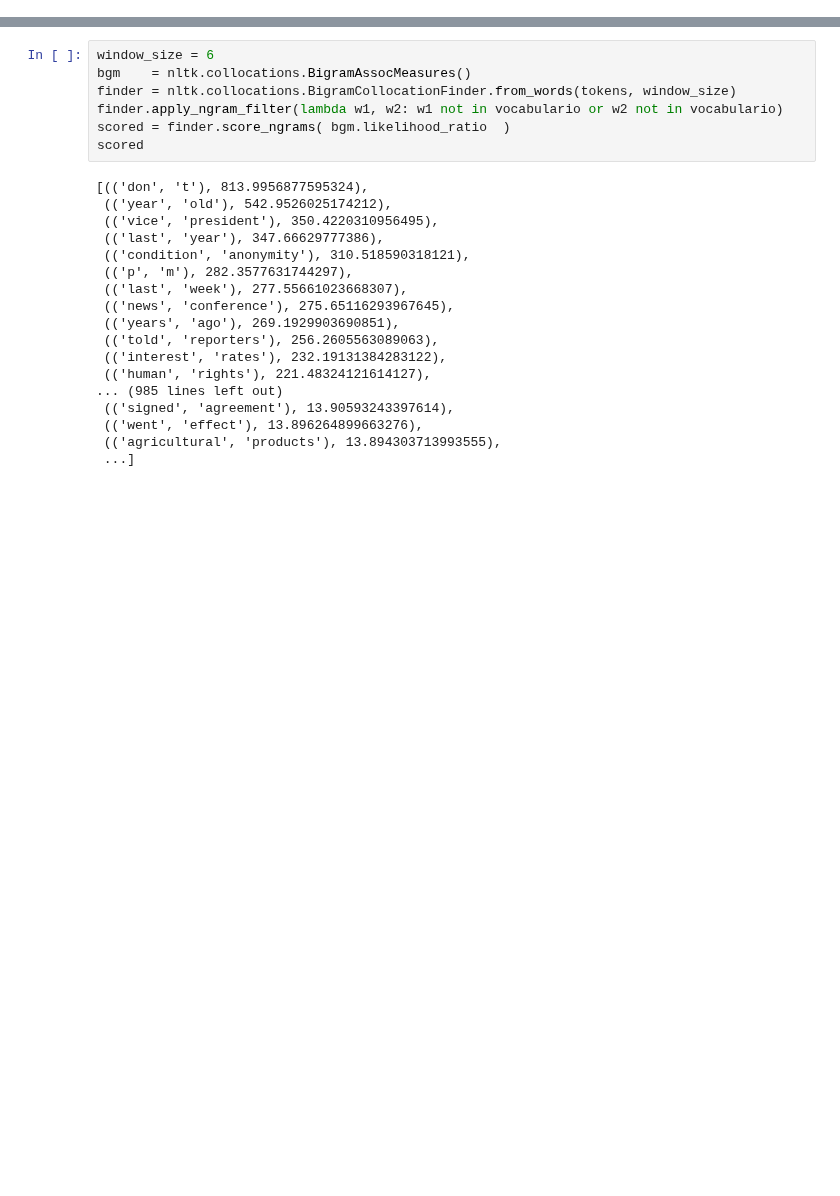
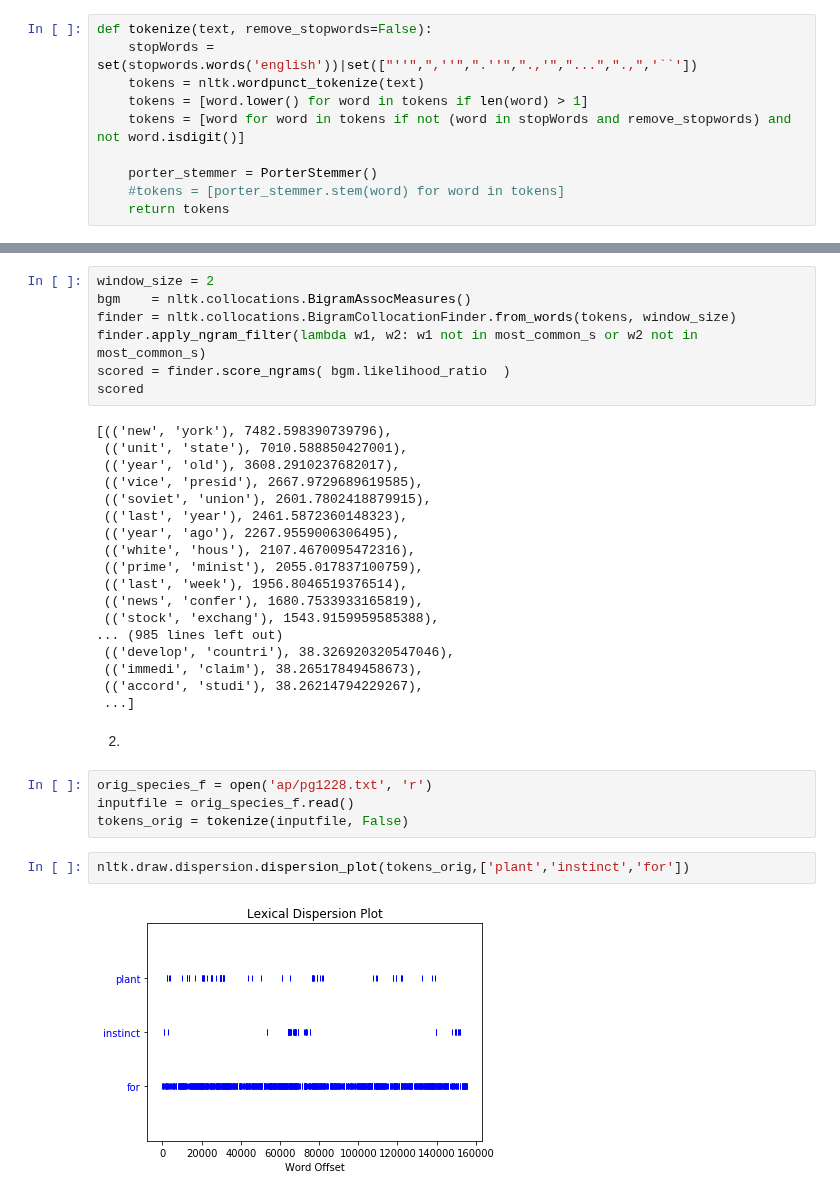
Before and after one commit to BrianBohe/DataScienceCourse, a Jupyter notebook: tp6/tp6.ipynb, the cells around one changed output, grey strips where cells are left out. Drawn from its saved outputs; the diff is of its cells as text; blank space fills up the shorter version.

```diff
--- a/tp6/tp6.ipynb
+++ b/tp6/tp6.ipynb
@@ -1 +9,11 @@
+# %%
+def tokenize(text, remove_stopwords=False):
+    stopWords = set(stopwords.words('english'))|set(["''",",''",".''",".,'","...",".,",'``'])
+    tokens = nltk.wordpunct_tokenize(text)
+    tokens = [word.lower() for word in tokens if len(word) > 1]
+    tokens = [word for word in tokens if not (word in stopWords and remove_stopwords) and not word.isdigit()]
+
+    porter_stemmer = PorterStemmer()
+    #tokens = [porter_stemmer.stem(word) for word in tokens]
+    return tokens
 # %%
@@ -42,25 +52,35 @@ told 808
 # %%
-window_size = 6
+window_size = 2
 bgm    = nltk.collocations.BigramAssocMeasures()
 finder = nltk.collocations.BigramCollocationFinder.from_words(tokens, window_size)
-finder.apply_ngram_filter(lambda w1, w2: w1 not in vocabulario or w2 not in vocabulario)
+finder.apply_ngram_filter(lambda w1, w2: w1 not in most_common_s or w2 not in most_common_s)
 scored = finder.score_ngrams( bgm.likelihood_ratio  )
 scored
 # %% [output]
-[(('don', 't'), 813.9956877595324),
- (('year', 'old'), 542.9526025174212),
- (('vice', 'president'), 350.4220310956495),
- (('last', 'year'), 347.66629777386),
- (('condition', 'anonymity'), 310.518590318121),
- (('p', 'm'), 282.3577631744297),
- (('last', 'week'), 277.55661023668307),
- (('news', 'conference'), 275.65116293967645),
- (('years', 'ago'), 269.1929903690851),
- (('told', 'reporters'), 256.2605563089063),
- (('interest', 'rates'), 232.19131384283122),
- (('human', 'rights'), 221.48324121614127),
+[(('new', 'york'), 7482.598390739796),
+ (('unit', 'state'), 7010.588850427001),
+ (('year', 'old'), 3608.2910237682017),
+ (('vice', 'presid'), 2667.9729689619585),
+ (('soviet', 'union'), 2601.7802418879915),
+ (('last', 'year'), 2461.5872360148323),
+ (('year', 'ago'), 2267.9559006306495),
+ (('white', 'hous'), 2107.4670095472316),
+ (('prime', 'minist'), 2055.017837100759),
+ (('last', 'week'), 1956.8046519376514),
+ (('news', 'confer'), 1680.7533933165819),
+ (('stock', 'exchang'), 1543.9159959585388),
 ... (985 lines left out)
- (('signed', 'agreement'), 13.90593243397614),
- (('went', 'effect'), 13.896264899663276),
- (('agricultural', 'products'), 13.894303713993555),
+ (('develop', 'countri'), 38.326920320547046),
+ (('immedi', 'claim'), 38.26517849458673),
+ (('accord', 'studi'), 38.26214794229267),
  ...]
+# %% [markdown]
+2)
+# %%
+orig_species_f = open('ap/pg1228.txt', 'r')
+inputfile = orig_species_f.read()
+tokens_orig = tokenize(inputfile, False)
+# %%
+nltk.draw.dispersion.dispersion_plot(tokens_orig,['plant','instinct','for'])
+# %% [output]
+[figure, added]
```
Also changed, not shown: parts of 6 cells of this notebook, 1 other file.
